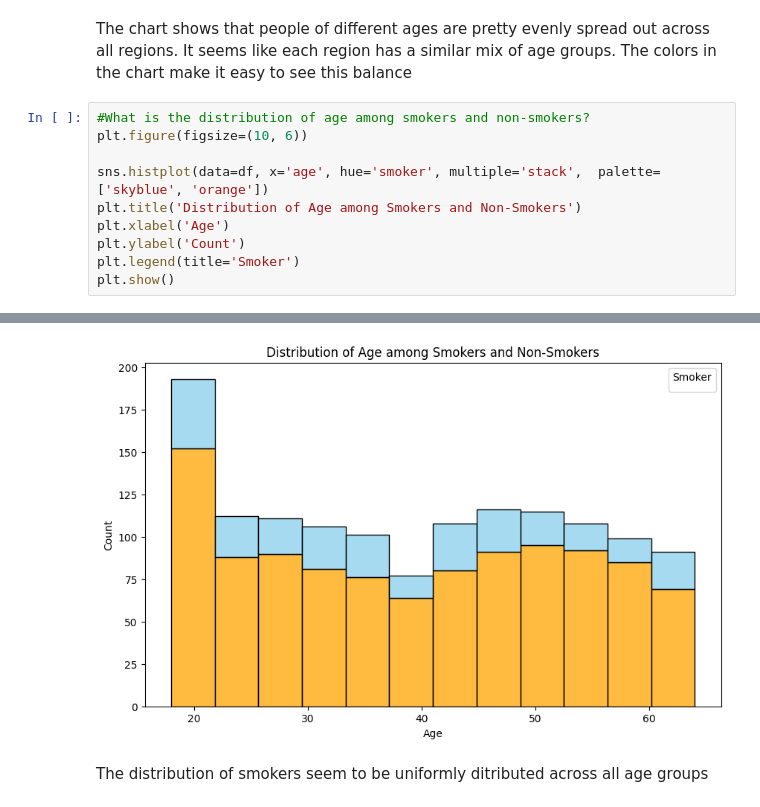
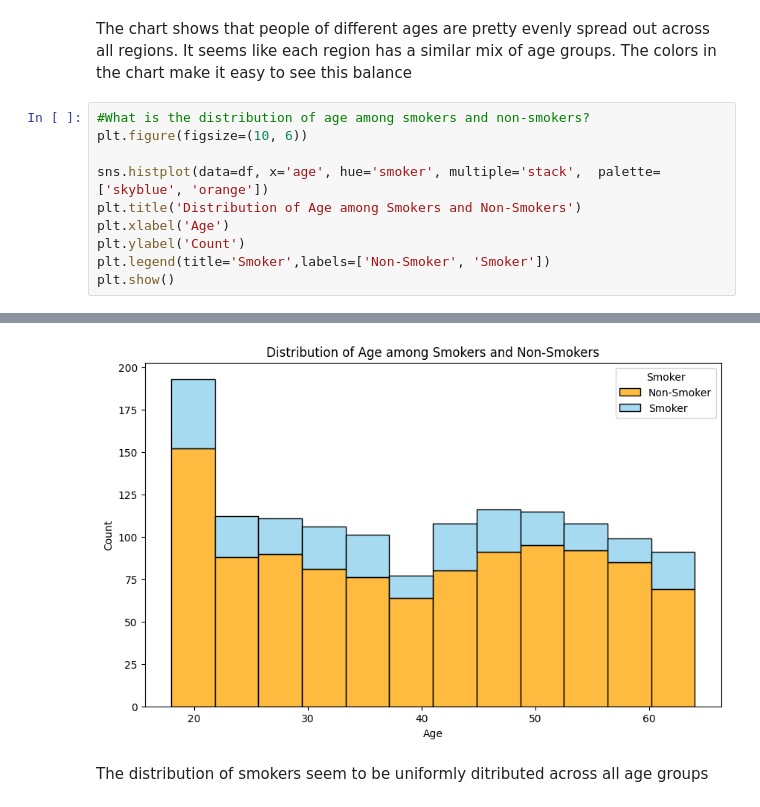
Before and after one commit to Cheruugit/EDA_PracticeProjects, a Jupyter notebook: medical_insurance.ipynb, the cells around one changed output, grey strips where cells are left out. Saved outputs shown, nothing was run; the diff lists cells and outputs as text.

```diff
--- a/medical_insurance.ipynb
+++ b/medical_insurance.ipynb
@@ -372,6 +372,6 @@ sns.histplot(data=df, x='age', hue='smoker', multiple='stack',  palette=['skyblu
 plt.title('Distribution of Age among Smokers and Non-Smokers')
 plt.xlabel('Age')
 plt.ylabel('Count')
-plt.legend(title='Smoker')
+plt.legend(title='Smoker',labels=['Non-Smoker', 'Smoker'])
 plt.show()
 # %% [output]
@@ -379,4 +378,4 @@ WARNING:matplotlib.legend:No artists with labels found to put in legend.  Note t
-[figure, old version]
+[figure, new version]
 # %% [markdown]
 The distribution of smokers seem to be uniformly ditributed across all age groups
 # %%
```
Also changed, not shown: parts of 1 cell of this notebook.
